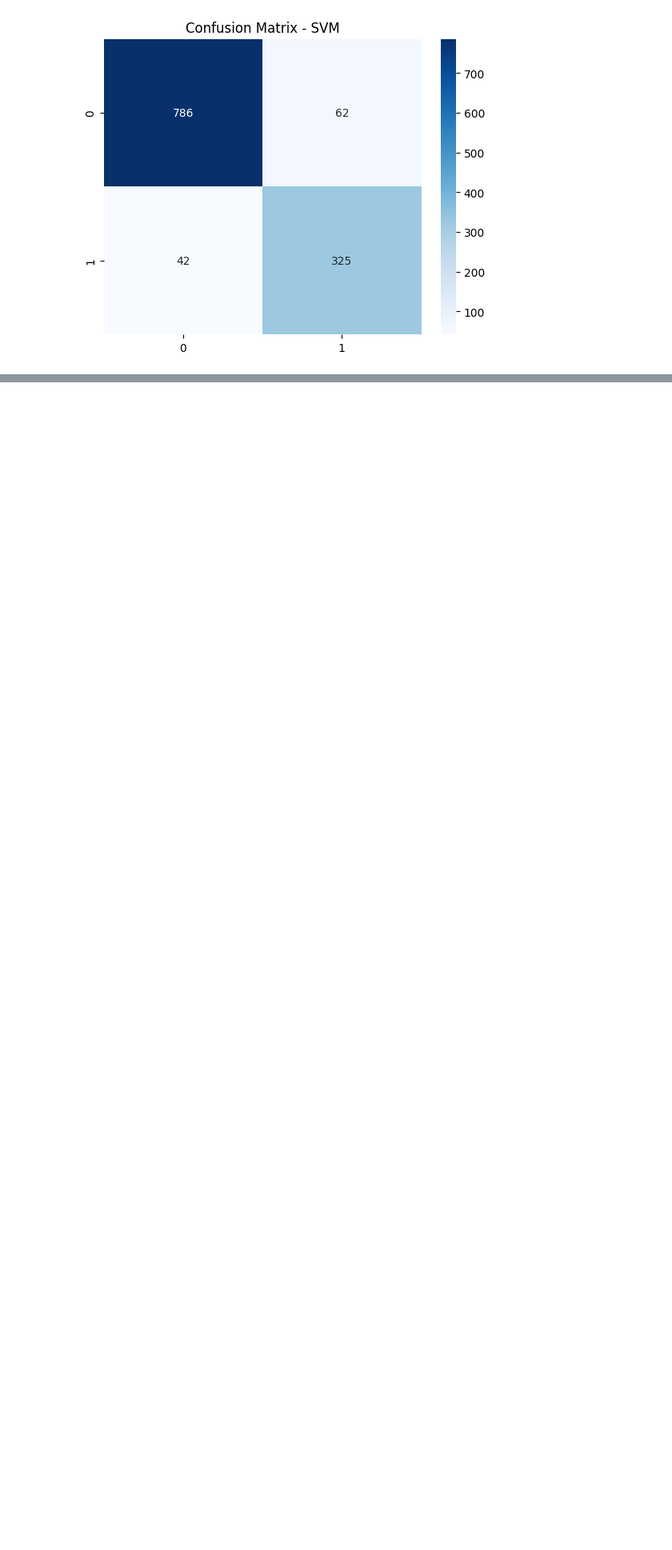
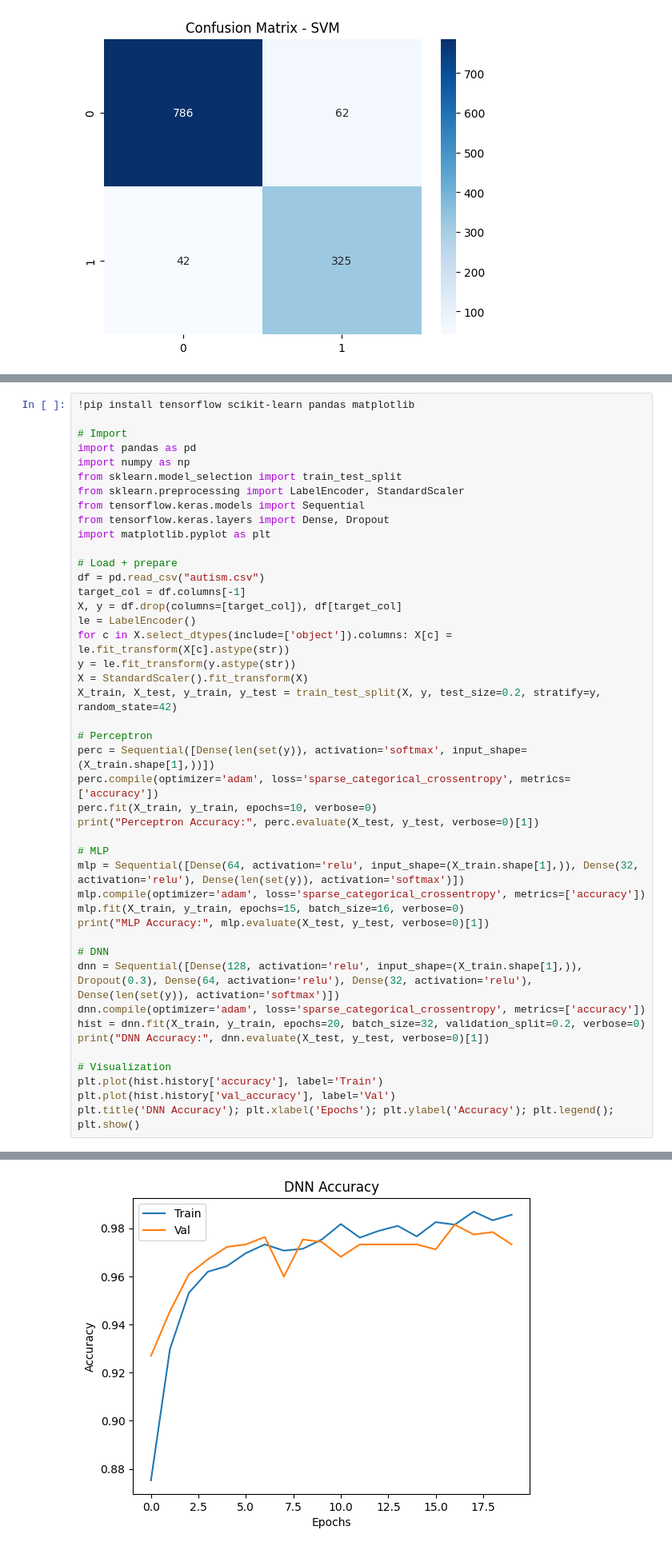
Before and after one commit to 2303A52381/Explainable--AI-Lab, a Jupyter notebook: LAB_EXAM_2.ipynb, the cells around one changed output, grey strips where cells are left out. Shown at 80% size. Drawn from its saved outputs; the diff is of its cells as text; blank space fills up the shorter version.

```diff
--- a/LAB_EXAM_2.ipynb
+++ b/LAB_EXAM_2.ipynb
@@ -331,0 +510,45 @@ plt.show()
+# %%
+!pip install tensorflow scikit-learn pandas matplotlib
+
+# Import
+import pandas as pd
+import numpy as np
+from sklearn.model_selection import train_test_split
+from sklearn.preprocessing import LabelEncoder, StandardScaler
+from tensorflow.keras.models import Sequential
+from tensorflow.keras.layers import Dense, Dropout
+import matplotlib.pyplot as plt
+
+# Load + prepare
+df = pd.read_csv("autism.csv")
+target_col = df.columns[-1]
+X, y = df.drop(columns=[target_col]), df[target_col]
+le = LabelEncoder()
+for c in X.select_dtypes(include=['object']).columns: X[c] = le.fit_transform(X[c].astype(str))
+y = le.fit_transform(y.astype(str))
+X = StandardScaler().fit_transform(X)
+X_train, X_test, y_train, y_test = train_test_split(X, y, test_size=0.2, stratify=y, random_state=42)
+
+# Perceptron
+perc = Sequential([Dense(len(set(y)), activation='softmax', input_shape=(X_train.shape[1],))])
+perc.compile(optimizer='adam', loss='sparse_categorical_crossentropy', metrics=['accuracy'])
+perc.fit(X_train, y_train, epochs=10, verbose=0)
+print("Perceptron Accuracy:", perc.evaluate(X_test, y_test, verbose=0)[1])
+
+# MLP
+mlp = Sequential([Dense(64, activation='relu', input_shape=(X_train.shape[1],)), Dense(32, activation='relu'), Dense(len(set(y)), activation='softmax')])
+mlp.compile(optimizer='adam', loss='sparse_categorical_crossentropy', metrics=['accuracy'])
+mlp.fit(X_train, y_train, epochs=15, batch_size=16, verbose=0)
+print("MLP Accuracy:", mlp.evaluate(X_test, y_test, verbose=0)[1])
+
+# DNN
+dnn = Sequential([Dense(128, activation='relu', input_shape=(X_train.shape[1],)), Dropout(0.3), Dense(64, activation='relu'), Dense(32, activation='relu'), Dense(len(set(y)), activation='softmax')])
+dnn.compile(optimizer='adam', loss='sparse_categorical_crossentropy', metrics=['accuracy'])
+hist = dnn.fit(X_train, y_train, epochs=20, batch_size=32, validation_split=0.2, verbose=0)
+print("DNN Accuracy:", dnn.evaluate(X_test, y_test, verbose=0)[1])
+
+# Visualization
+plt.plot(hist.history['accuracy'], label='Train')
+plt.plot(hist.history['val_accuracy'], label='Val')
+plt.title('DNN Accuracy'); plt.xlabel('Epochs'); plt.ylabel('Accuracy'); plt.legend(); plt.show()
+# %% [output]
@@ -331,0 +575 @@ plt.show()
+[figure, added]
```
Also changed, not shown: parts of 13 cells of this notebook.
